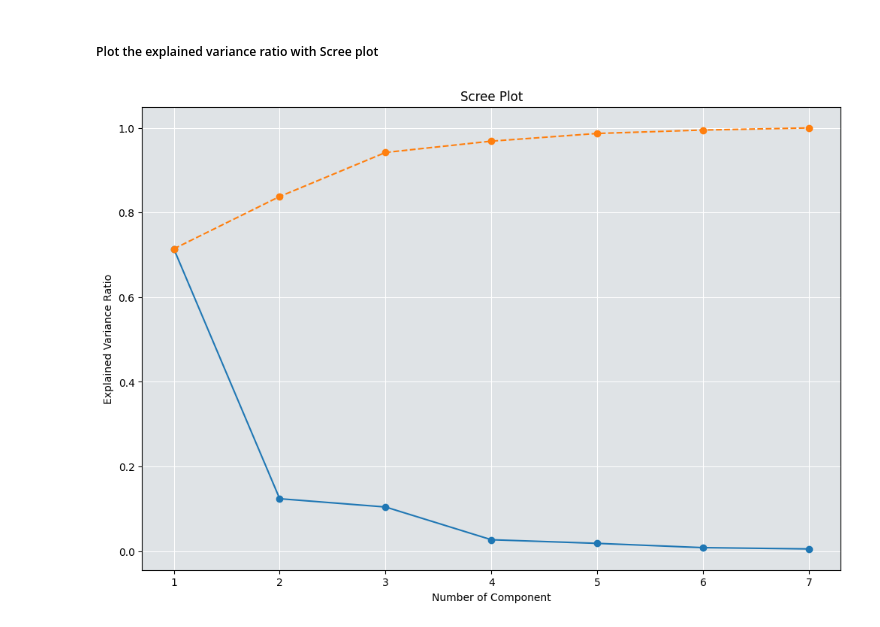
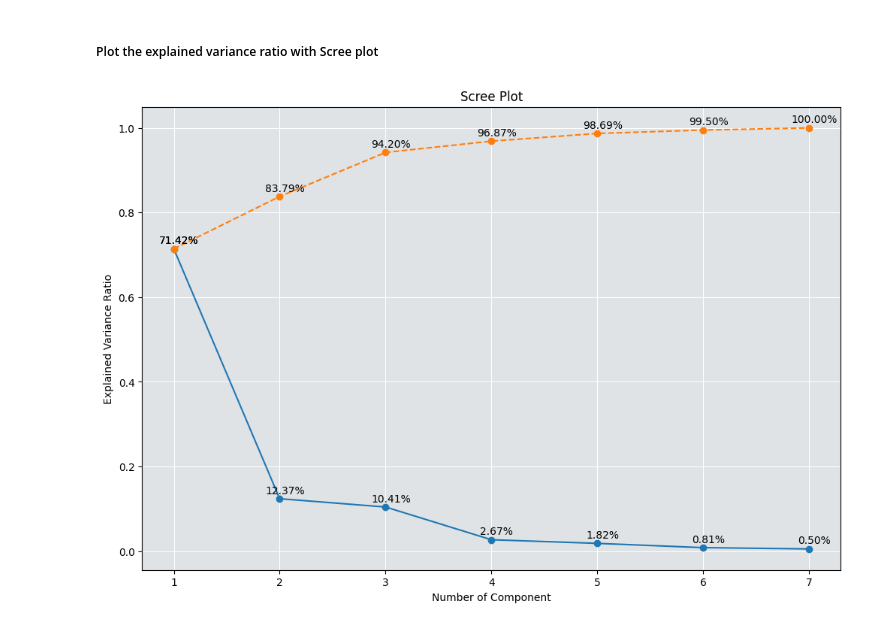
Before and after one commit to iamsamitdev/PythonDABCEL, a Jupyter notebook: PCAAnalysis/pca.ipynb, the cells around one changed output. Drawn from its saved outputs; the diff is of its cells as text; code cells hidden in the pictures.

```diff
--- a/PCAAnalysis/pca.ipynb
+++ b/PCAAnalysis/pca.ipynb
@@ -94,33 +95,34 @@ Explained ratio = [0.7142 0.1237 0.1041 0.0267 0.0182 0.0081 0.005 ]
 # %%
 # Scree plot
 explain_ratio = pca.explained_variance_ratio_
 explain_ratio_cumsum = np.cumsum(pca.explained_variance_ratio_)
 
 plt.figure(figsize=(12, 8))
 ax = plt.axes()
 ax.set_facecolor("#dfe3e6")
 plt.grid(color='w', linestyle='solid')
 plt.xlabel('Number of Component')
 plt.ylabel('Explained Variance Ratio')
 plt.title('Scree Plot')
 
 # plotting
-plt.plot(range(1, len(explain_ratio) + 1), explain_ratio, marker='o', label='Individual')
+plt.plot(range(1, len(explain_ratio) + 1),
+         explain_ratio, marker='o', label='Individual')
 
 # plotting cumulative explained variance ratio
-plt.plot(range(1, len(explain_ratio) + 1), explain_ratio_cumsum, marker='o', label='Cumulative', linestyle='--')
+plt.plot(range(1, len(explain_ratio) + 1), explain_ratio_cumsum,
+         marker='o', label='Cumulative', linestyle='--')
 
-#Adding values to plot
+# Adding values to plot
 for x, ex_ratio, ex_ratio_cum in zip(range(1, explain_ratio.shape[0] + 1),
-                                     explain_ratio,
-                                     explain_ratio_cum):
-  ex_ratio_label = f'{ex_ratio * 100:.2f}%'
-  plt.annotate(ex_ratio_label, (x, ex_ratio), textcoords = 'offset points',
-               xytext = (5, 5), ha = 'center')
-  ex_ratio_cum_label = f'{ex_ratio_cum * 100:.2f}%'
-  plt.annotate(ex_ratio_cum_label, (x, ex_ratio_cum), textcoords = 'offset points',
-               xytext = (5, 5), ha = 'center')
+                                     explain_ratio, explain_ratio_cumsum):
+    ex_ratio_label = f'{ex_ratio * 100:.2f}%'
+    plt.annotate(ex_ratio_label, (x, ex_ratio), textcoords='offset points',
+                 xytext=(5, 5), ha='center')
+    ex_ratio_cum_label = f'{ex_ratio_cum * 100:.2f}%'
+    plt.annotate(ex_ratio_cum_label, (x, ex_ratio_cum),
+                 textcoords='offset points', xytext=(5, 5), ha='center')
 
 plt.show()
 # %% [output]
-[figure, old version]
+[figure, new version]
```
Also changed, not shown: parts of 1 cell of this notebook.
